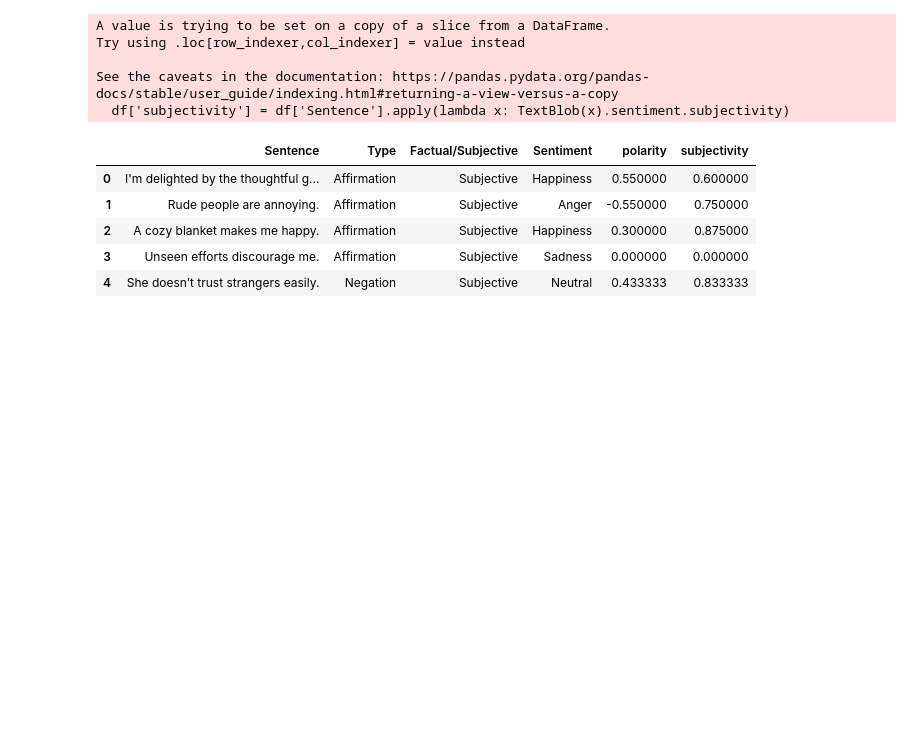
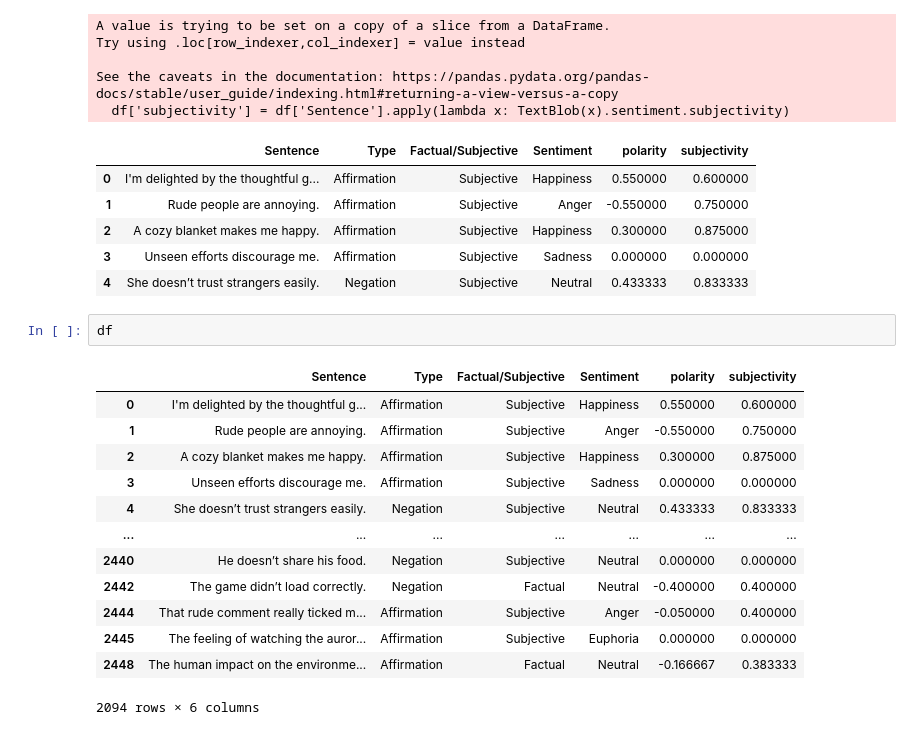
Before and after one commit to EnmanuelMartinsAbilheira/Sentiment-Analysis-Speech-Emotion-Recognition, a Jupyter notebook: Project 3/test1.ipynb, the cells around one changed output. Drawn from its saved outputs; the diff is of its cells as text; blank space fills up the shorter version.

```diff
--- a/Project 3/test1.ipynb
+++ b/Project 3/test1.ipynb
@@ -168,3 +168,19 @@ See the caveats in the documentation: https://pandas.pydata.org/pandas-docs/stab
 | 2 | A cozy blanket makes me happy. | Affirmation | Subjective | Happiness | 0.300000 | 0.875000 |
 | 3 | Unseen efforts discourage me. | Affirmation | Subjective | Sadness | 0.000000 | 0.000000 |
 | 4 | She doesn’t trust strangers easily. | Negation | Subjective | Neutral | 0.433333 | 0.833333 |
+# %%
+df
+# %% [output]
+|  | Sentence | Type | Factual/Subjective | Sentiment | polarity | subjectivity |
+| 0 | I'm delighted by the thoughtful g... | Affirmation | Subjective | Happiness | 0.550000 | 0.600000 |
+| 1 | Rude people are annoying. | Affirmation | Subjective | Anger | -0.550000 | 0.750000 |
+| 2 | A cozy blanket makes me happy. | Affirmation | Subjective | Happiness | 0.300000 | 0.875000 |
+| 3 | Unseen efforts discourage me. | Affirmation | Subjective | Sadness | 0.000000 | 0.000000 |
+| 4 | She doesn’t trust strangers easily. | Negation | Subjective | Neutral | 0.433333 | 0.833333 |
+| ... | ... | ... | ... | ... | ... | ... |
+| 2440 | He doesn’t share his food. | Negation | Subjective | Neutral | 0.000000 | 0.000000 |
+| 2442 | The game didn’t load correctly. | Negation | Factual | Neutral | -0.400000 | 0.400000 |
+| 2444 | That rude comment really ticked m... | Affirmation | Subjective | Anger | -0.050000 | 0.400000 |
+| 2445 | The feeling of watching the auror... | Affirmation | Subjective | Euphoria | 0.000000 | 0.000000 |
+| 2448 | The human impact on the environme... | Affirmation | Factual | Neutral | -0.166667 | 0.383333 |
+2094 rows × 6 columns
```
Also changed, not shown: parts of 1 cell of this notebook.
